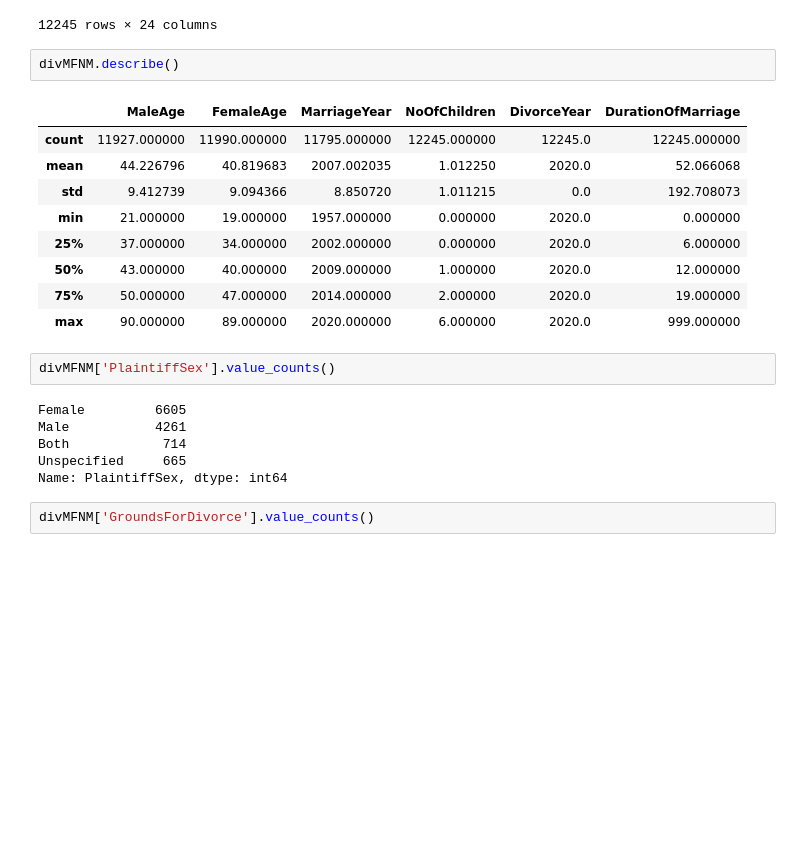
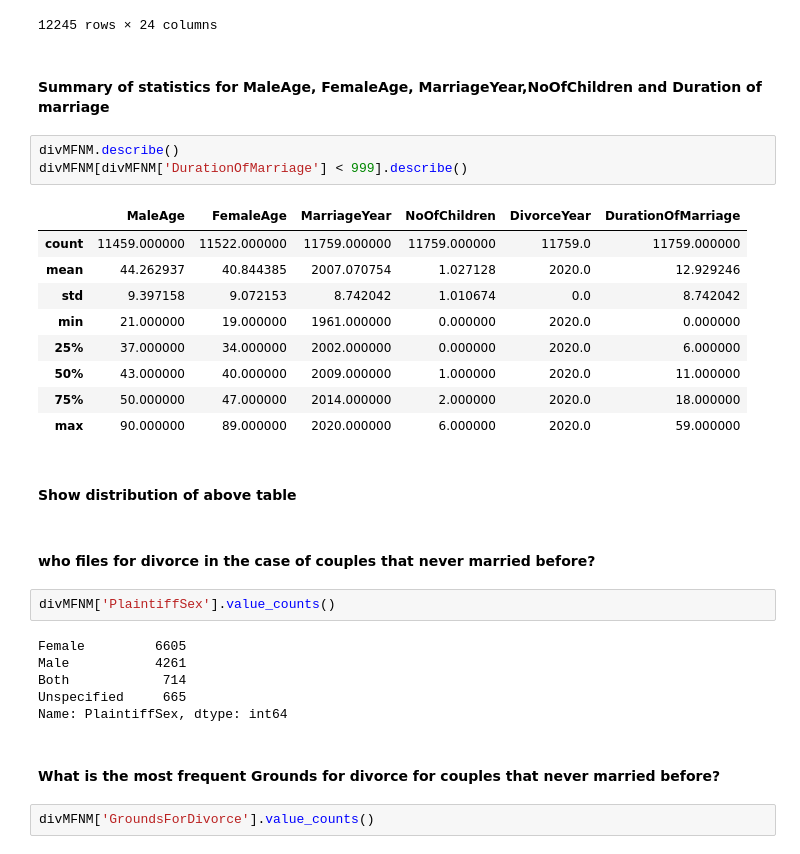
Before and after one commit to PONKAS/Data-Analysis, a Jupyter notebook: 2020 SA Marriage Analysis Project.ipynb, the cells around one changed output. Drawn from its saved outputs; the diff is of its cells as text; blank space fills up the shorter version.

```diff
--- a/2020 SA Marriage Analysis Project.ipynb
+++ b/2020 SA Marriage Analysis Project.ipynb
@@ -439,18 +493,25 @@ divMFNM
 | 13636 | Western Cape | Coloured | Coloured | Coloured | Unspecified | Unspecified | Female | ... |
 | 13637 | Eastern Cape | Coloured | Coloured | Coloured | Production foreman, mine and quar... | Professional, semi-professional a... | Female | ... |
 12245 rows × 24 columns
+# %% [markdown]
+#### Summary of statistics for MaleAge, FemaleAge, MarriageYear,NoOfChildren and Duration of marriage
 # %%
 divMFNM.describe()
+divMFNM[divMFNM['DurationOfMarriage'] < 999].describe()
 # %% [output]
 |  | MaleAge | FemaleAge | MarriageYear | NoOfChildren | DivorceYear | DurationOfMarriage |
-| count | 11927.000000 | 11990.000000 | 11795.000000 | 12245.000000 | 12245.0 | 12245.000000 |
-| mean | 44.226796 | 40.819683 | 2007.002035 | 1.012250 | 2020.0 | 52.066068 |
-| std | 9.412739 | 9.094366 | 8.850720 | 1.011215 | 0.0 | 192.708073 |
-| min | 21.000000 | 19.000000 | 1957.000000 | 0.000000 | 2020.0 | 0.000000 |
+| count | 11459.000000 | 11522.000000 | 11759.000000 | 11759.000000 | 11759.0 | 11759.000000 |
+| mean | 44.262937 | 40.844385 | 2007.070754 | 1.027128 | 2020.0 | 12.929246 |
+| std | 9.397158 | 9.072153 | 8.742042 | 1.010674 | 0.0 | 8.742042 |
+| min | 21.000000 | 19.000000 | 1961.000000 | 0.000000 | 2020.0 | 0.000000 |
 | 25% | 37.000000 | 34.000000 | 2002.000000 | 0.000000 | 2020.0 | 6.000000 |
-| 50% | 43.000000 | 40.000000 | 2009.000000 | 1.000000 | 2020.0 | 12.000000 |
-| 75% | 50.000000 | 47.000000 | 2014.000000 | 2.000000 | 2020.0 | 19.000000 |
-| max | 90.000000 | 89.000000 | 2020.000000 | 6.000000 | 2020.0 | 999.000000 |
+| 50% | 43.000000 | 40.000000 | 2009.000000 | 1.000000 | 2020.0 | 11.000000 |
+| 75% | 50.000000 | 47.000000 | 2014.000000 | 2.000000 | 2020.0 | 18.000000 |
+| max | 90.000000 | 89.000000 | 2020.000000 | 6.000000 | 2020.0 | 59.000000 |
+# %% [markdown]
+#### Show distribution of above table
+# %% [markdown]
+#### who files for divorce in the case of couples that never married before?
 # %%
 divMFNM['PlaintiffSex'].value_counts()
 # %% [output]
@@ -459,6 +520,8 @@ Male           4261
 Both            714
 Unspecified     665
 Name: PlaintiffSex, dtype: int64
+# %% [markdown]
+#### What is the most frequent Grounds for divorce for couples that never married before?
 # %%
 divMFNM['GroundsForDivorce'].value_counts()
 # %% [output]
```
Also changed, not shown: parts of 28 cells of this notebook.
